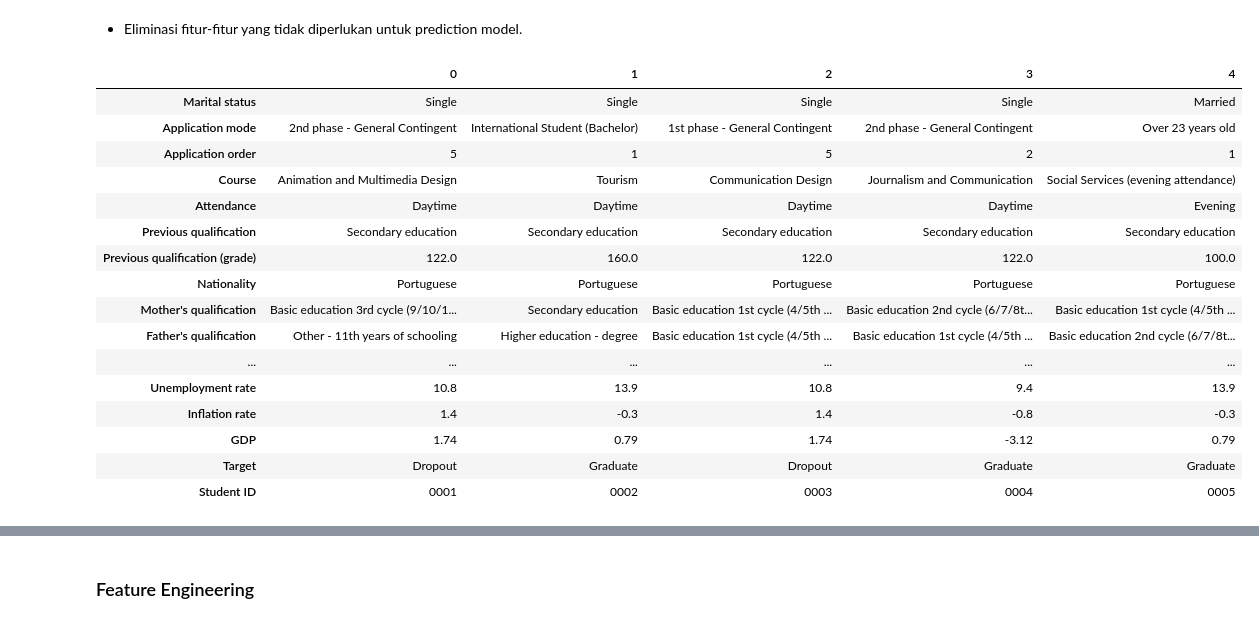
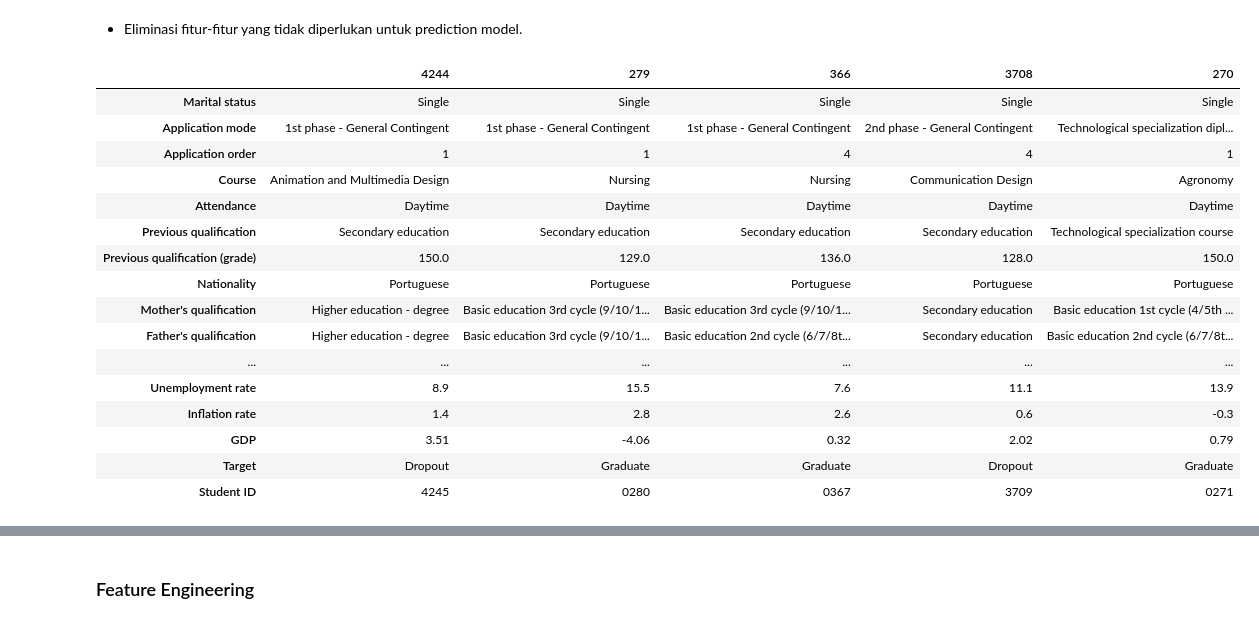
Before and after one commit to Sulbae/Student-s-Performances-Dashboard, a Jupyter notebook: notebook.ipynb, the cells around one changed output, grey strips where cells are left out. Saved outputs shown, nothing was run; the diff lists cells and outputs as text; code cells hidden in the pictures.

```diff
--- a/notebook.ipynb
+++ b/notebook.ipynb
@@ -1845,9 +1847,9 @@ scholar_mapping = {
     0: 'No',
 }
 
-df_with_id['Scholarship holder'] = df_with_id['Scholarship holder'].map(scholar_mapping)
+ori_df['Scholarship holder'] = ori_df['Scholarship holder'].map(scholar_mapping)
 
-df_with_id['Scholarship holder'].value_counts()
+ori_df['Scholarship holder'].value_counts()
 # %% [output]
 Scholarship holder
 No     3325
@@ -1861,9 +1863,9 @@ inter_mapping = {
     0: 'No',
 }
 
-df_with_id['International'] = df_with_id['International'].map(inter_mapping)
+ori_df['International'] = ori_df['International'].map(inter_mapping)
 
-df_with_id['International'].value_counts()
+ori_df['International'].value_counts()
 # %% [output]
 International
 No     4314
@@ -1871,0 +1878,7 @@ Name: count, dtype: int64
+# %%
+dev_df, inference_df = train_test_split(
+    ori_df,
+    test_size=0.1,
+    random_state=42,
+    shuffle=True
+)
@@ -1873,8 +1895,8 @@ Name: count, dtype: int64
 ### Filter Data (untuk kebutuhan modelling)
 # %%
 # Hapus data yang tidak relevan untuk modeling: df['Target] == 'Enrolled'
-df_with_id = df_with_id[df_with_id['Target'] != 'Enrolled']
+filtered_df = dev_df[dev_df['Target'] != 'Enrolled']
 
-df_with_id.info()
+filtered_df.info()
 # %% [output]
 <class 'pandas.core.frame.DataFrame'>
@@ -1906,25 +1928,25 @@ Name: count, dtype: int64
 # %% [markdown]
 * Eliminasi fitur-fitur yang tidak diperlukan untuk prediction model.
 # %%
-df_with_id.head().T
+filtered_df.head().T
 # %% [output]
-|  | 0 | 1 | 2 | 3 | 4 |
-| Marital status | Single | Single | Single | Single | Married |
-| Application mode | 2nd phase - General Contingent | International Student (Bachelor) | 1st phase - General Contingent | 2nd phase - General Contingent | Over 23 years old |
-| Application order | 5 | 1 | 5 | 2 | 1 |
-| Course | Animation and Multimedia Design | Tourism | Communication Design | Journalism and Communication | Social Services (evening attendance) |
-| Attendance | Daytime | Daytime | Daytime | Daytime | Evening |
-| Previous qualification | Secondary education | Secondary education | Secondary education | Secondary education | Secondary education |
-| Previous qualification (grade) | 122.0 | 160.0 | 122.0 | 122.0 | 100.0 |
+|  | 4244 | 279 | 366 | 3708 | 270 |
+| Marital status | Single | Single | Single | Single | Single |
+| Application mode | 1st phase - General Contingent | 1st phase - General Contingent | 1st phase - General Contingent | 2nd phase - General Contingent | Technological specialization dipl... |
+| Application order | 1 | 1 | 4 | 4 | 1 |
+| Course | Animation and Multimedia Design | Nursing | Nursing | Communication Design | Agronomy |
+| Attendance | Daytime | Daytime | Daytime | Daytime | Daytime |
+| Previous qualification | Secondary education | Secondary education | Secondary education | Secondary education | Technological specialization course |
+| Previous qualification (grade) | 150.0 | 129.0 | 136.0 | 128.0 | 150.0 |
 | Nationality | Portuguese | Portuguese | Portuguese | Portuguese | Portuguese |
-| Mother's qualification | Basic education 3rd cycle (9/10/1... | Secondary education | Basic education 1st cycle (4/5th ... | Basic education 2nd cycle (6/7/8t... | Basic education 1st cycle (4/5th ... |
-| Father's qualification | Other - 11th years of schooling | Higher education - degree | Basic education 1st cycle (4/5th ... | Basic education 1st cycle (4/5th ... | Basic education 2nd cycle (6/7/8t... |
+| Mother's qualification | Higher education - degree | Basic education 3rd cycle (9/10/1... | Basic education 3rd cycle (9/10/1... | Secondary education | Basic education 1st cycle (4/5th ... |
+| Father's qualification | Higher education - degree | Basic education 3rd cycle (9/10/1... | Basic education 2nd cycle (6/7/8t... | Secondary education | Basic education 2nd cycle (6/7/8t... |
 | ... | ... | ... | ... | ... | ... |
-| Unemployment rate | 10.8 | 13.9 | 10.8 | 9.4 | 13.9 |
-| Inflation rate | 1.4 | -0.3 | 1.4 | -0.8 | -0.3 |
-| GDP | 1.74 | 0.79 | 1.74 | -3.12 | 0.79 |
-| Target | Dropout | Graduate | Dropout | Graduate | Graduate |
-| Student ID | 0001 | 0002 | 0003 | 0004 | 0005 |
+| Unemployment rate | 8.9 | 15.5 | 7.6 | 11.1 | 13.9 |
+| Inflation rate | 1.4 | 2.8 | 2.6 | 0.6 | -0.3 |
+| GDP | 3.51 | -4.06 | 0.32 | 2.02 | 0.79 |
+| Target | Dropout | Graduate | Graduate | Dropout | Graduate |
+| Student ID | 4245 | 0280 | 0367 | 3709 | 0271 |
 # %%
 # Hapus kolom kategorikal yang terlalu banyak nilai uniknya untuk mencegah bias pada model
 features_to_drop = [
```
Also changed, not shown: parts of 53 cells of this notebook, 2 other files.
